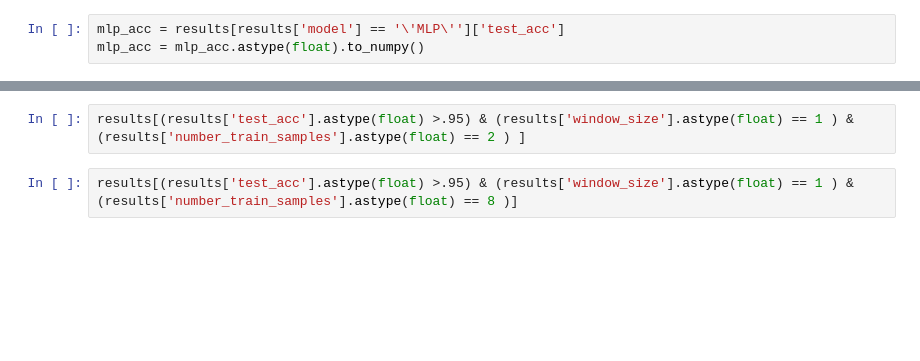
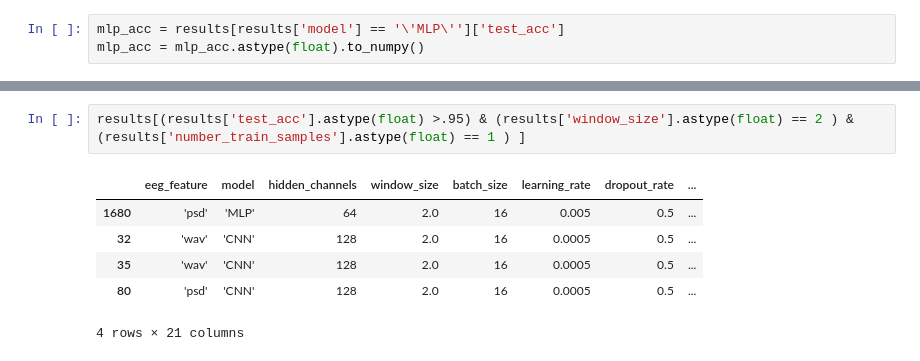
Before and after one commit to yff12345/g, a Jupyter notebook: final_experiment/experiment_results_exploration-2.ipynb, the cells around one changed output, grey strips where cells are left out. Drawn from its saved outputs; the diff is of its cells as text; blank space fills up the shorter version.

```diff
--- a/final_experiment/experiment_results_exploration-2.ipynb
+++ b/final_experiment/experiment_results_exploration-2.ipynb
@@ -67,4 +103,9 @@ results[(results['test_acc'].astype(float) >.95) & (results['window_size'].astyp
 # %%
-results[(results['test_acc'].astype(float) >.95) & (results['window_size'].astype(float) == 1 ) & (results['number_train_samples'].astype(float) == 2 ) ]
+results[(results['test_acc'].astype(float) >.95) & (results['window_size'].astype(float) == 2 ) & (results['number_train_samples'].astype(float) == 1 ) ]
+# %% [output]
+|  | eeg_feature | model | hidden_channels | window_size | batch_size | learning_rate | dropout_rate | ... |
+| 1680 | 'psd' | 'MLP' | 64 | 2.0 | 16 | 0.005 | 0.5 | ... |
+| 32 | 'wav' | 'CNN' | 128 | 2.0 | 16 | 0.0005 | 0.5 | ... |
+| 35 | 'wav' | 'CNN' | 128 | 2.0 | 16 | 0.0005 | 0.5 | ... |
+| 80 | 'psd' | 'CNN' | 128 | 2.0 | 16 | 0.0005 | 0.5 | ... |
+4 rows × 21 columns
-# %%
-results[(results['test_acc'].astype(float) >.95) & (results['window_size'].astype(float) == 1 ) & (results['number_train_samples'].astype(float) == 8 )]
```
Also changed, not shown: parts of 7 cells of this notebook, 7 other files.
